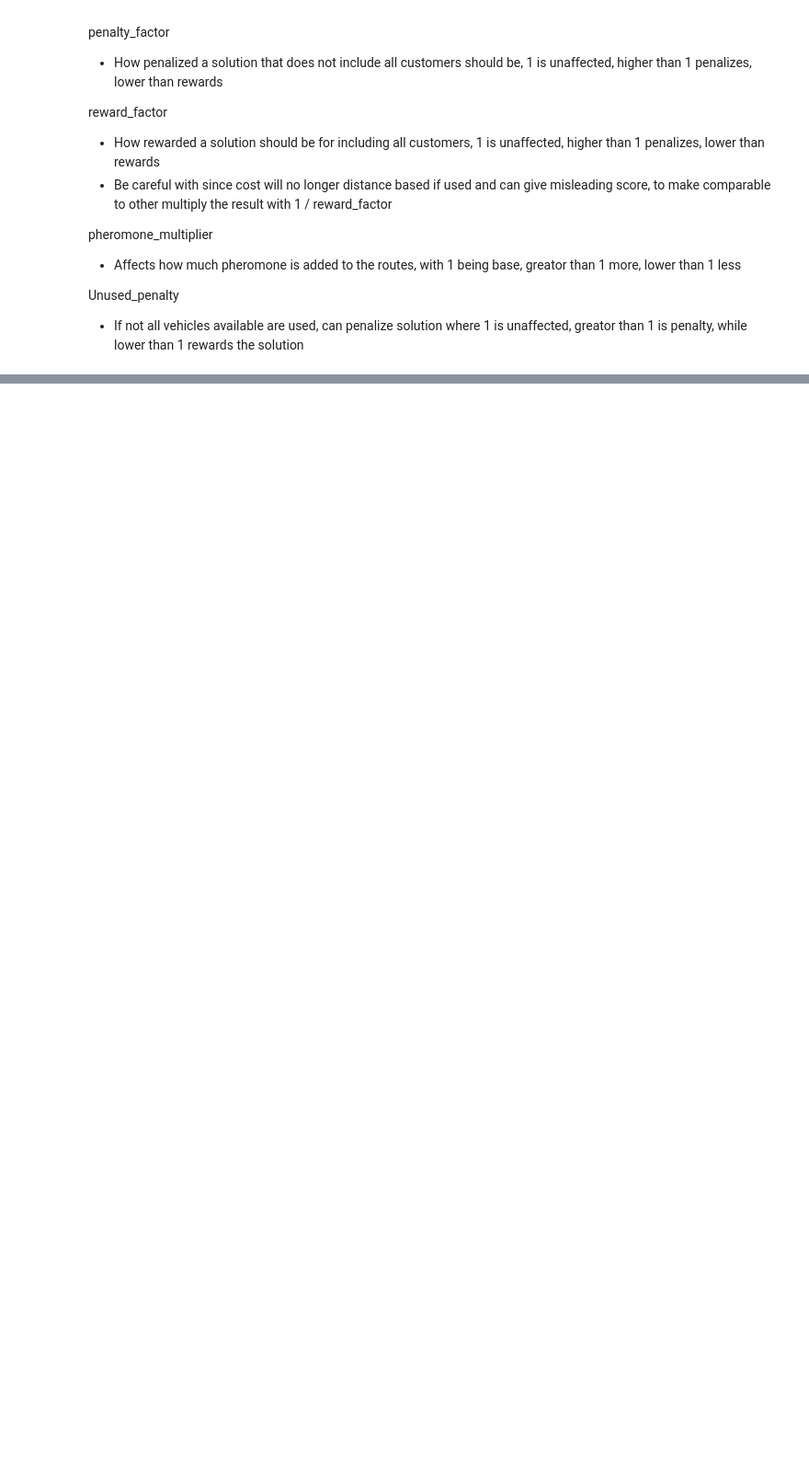
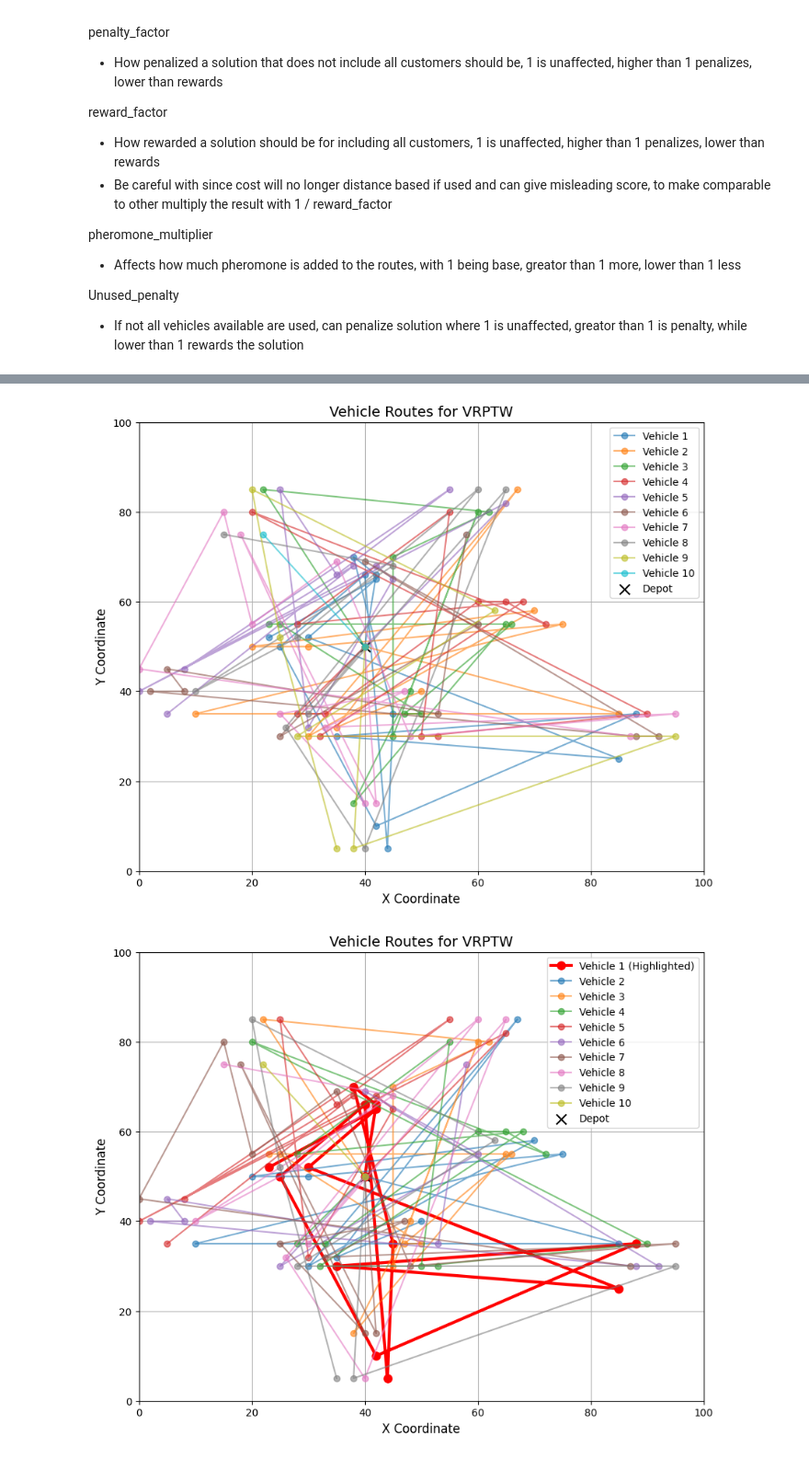
Before and after one commit to ChrisDTon/ACIT4610-GP, a Jupyter notebook: Comparing ACO and PSO for VRPTW/ACO.ipynb, the cells around one changed output, grey strips where cells are left out. Shown at 92% size. Saved outputs shown, nothing was run; the diff lists cells and outputs as text; code cells hidden in the pictures; blank space fills up the shorter version.

```diff
--- a/Comparing ACO and PSO for VRPTW/ACO.ipynb
+++ b/Comparing ACO and PSO for VRPTW/ACO.ipynb
@@ -344,14 +286,18 @@ Unused_penalty
 - If not all vehicles available are used, can penalize solution where 1 is unaffected, greator than 1 is penalty, while lower than 1 rewards the solution
 # %%
 aco = VRPTW(distance_matrix, time_windows,
-    num_vehicles=25,
+    max_num_vehicles=25,
     num_ants=25,
     num_iterations=100,
     evaporation_rate=0.5,
     penalty_factor=1.5,
     reward_factor=1,
     pheromone_multiplier=10,
-    unused_penalty = 10
+    unused_penalty = 10,
+    customer_demand = customer_demand
     )
+aco.x_coords = x_coords  # Assign x_coords to the instance
+aco.y_coords = y_coords  # Assign y_coords to the instance
+
 aco.run()
 # %% [output]
@@ -374,0 +321,6 @@ Comparable Score:  32391.340008080573
+# %%
+aco.visualize_routes()
+aco.visualize_routes(highlight_vehicle=0)
+# %% [output]
+[figure, added]
+[figure, added]
```
Also changed, not shown: parts of 5 cells of this notebook.
